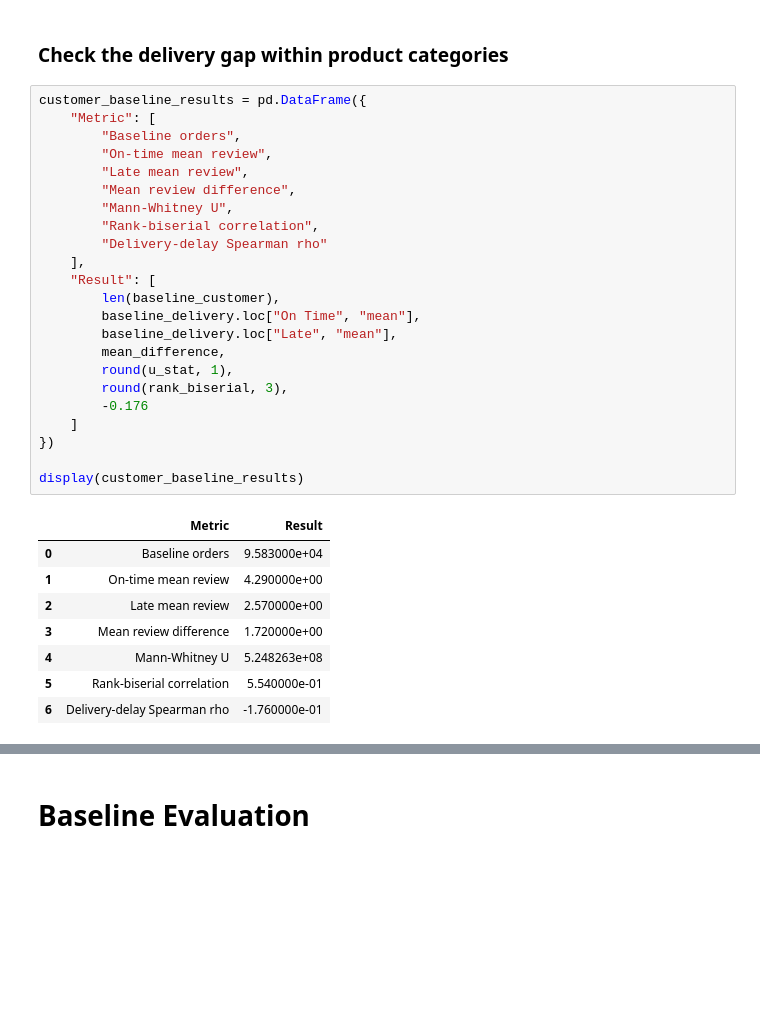
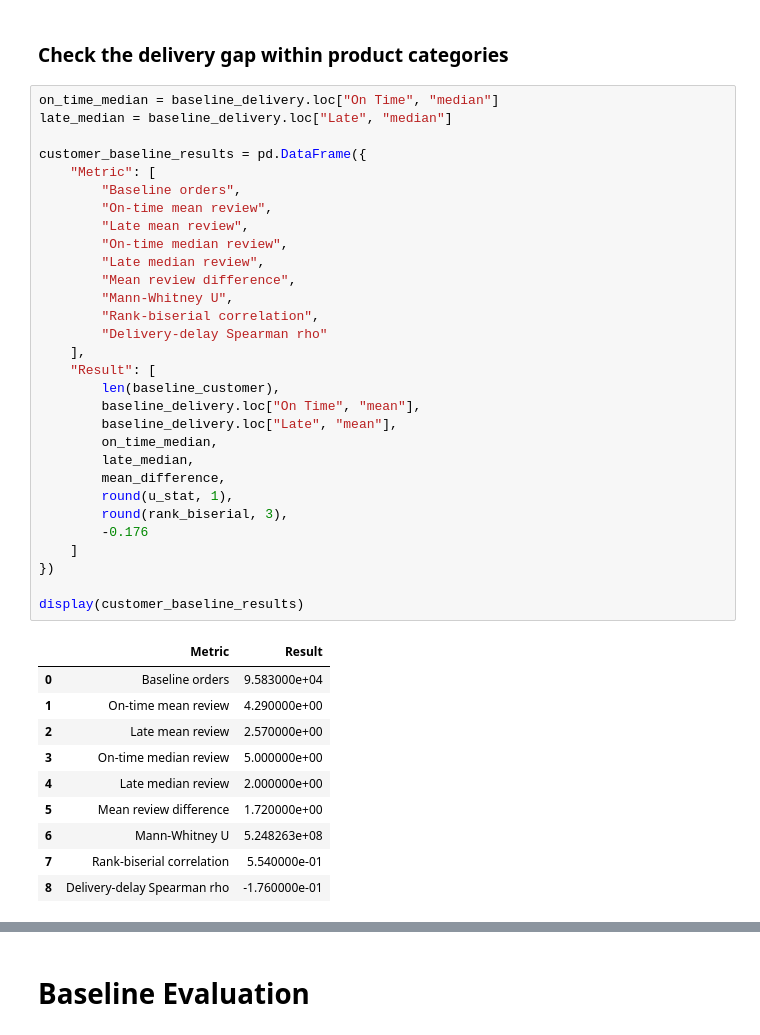
Before and after one commit to kaylatucker/CS690_Capstone, a Jupyter notebook: 03_notebooks/09_methods_and_baseline.ipynb, the cells around one changed output, grey strips where cells are left out. Cells and saved outputs as stored; diff of their text form; blank space fills up the shorter version.

```diff
--- a/03_notebooks/09_methods_and_baseline.ipynb
+++ b/03_notebooks/09_methods_and_baseline.ipynb
@@ -252,35 +245,44 @@ Rank-biserial correlation: 0.554
 # %% [markdown]
 ### Check the delivery gap within product categories
 # %%
+on_time_median = baseline_delivery.loc["On Time", "median"]
+late_median = baseline_delivery.loc["Late", "median"]
+
 customer_baseline_results = pd.DataFrame({
     "Metric": [
         "Baseline orders",
         "On-time mean review",
         "Late mean review",
+        "On-time median review",
+        "Late median review",
         "Mean review difference",
         "Mann-Whitney U",
         "Rank-biserial correlation",
         "Delivery-delay Spearman rho"
     ],
     "Result": [
         len(baseline_customer),
         baseline_delivery.loc["On Time", "mean"],
         baseline_delivery.loc["Late", "mean"],
+        on_time_median,
+        late_median,
         mean_difference,
         round(u_stat, 1),
         round(rank_biserial, 3),
         -0.176
     ]
 })
 
 display(customer_baseline_results)
 # %% [output]
 |  | Metric | Result |
 | 0 | Baseline orders | 9.583000e+04 |
 | 1 | On-time mean review | 4.290000e+00 |
 | 2 | Late mean review | 2.570000e+00 |
-| 3 | Mean review difference | 1.720000e+00 |
-| 4 | Mann-Whitney U | 5.248263e+08 |
-| 5 | Rank-biserial correlation | 5.540000e-01 |
-| 6 | Delivery-delay Spearman rho | -1.760000e-01 |
+| 3 | On-time median review | 5.000000e+00 |
+| 4 | Late median review | 2.000000e+00 |
+| 5 | Mean review difference | 1.720000e+00 |
+| 6 | Mann-Whitney U | 5.248263e+08 |
+| 7 | Rank-biserial correlation | 5.540000e-01 |
+| 8 | Delivery-delay Spearman rho | -1.760000e-01 |
 # %%
```
Also changed, not shown: parts of 5 cells of this notebook.
